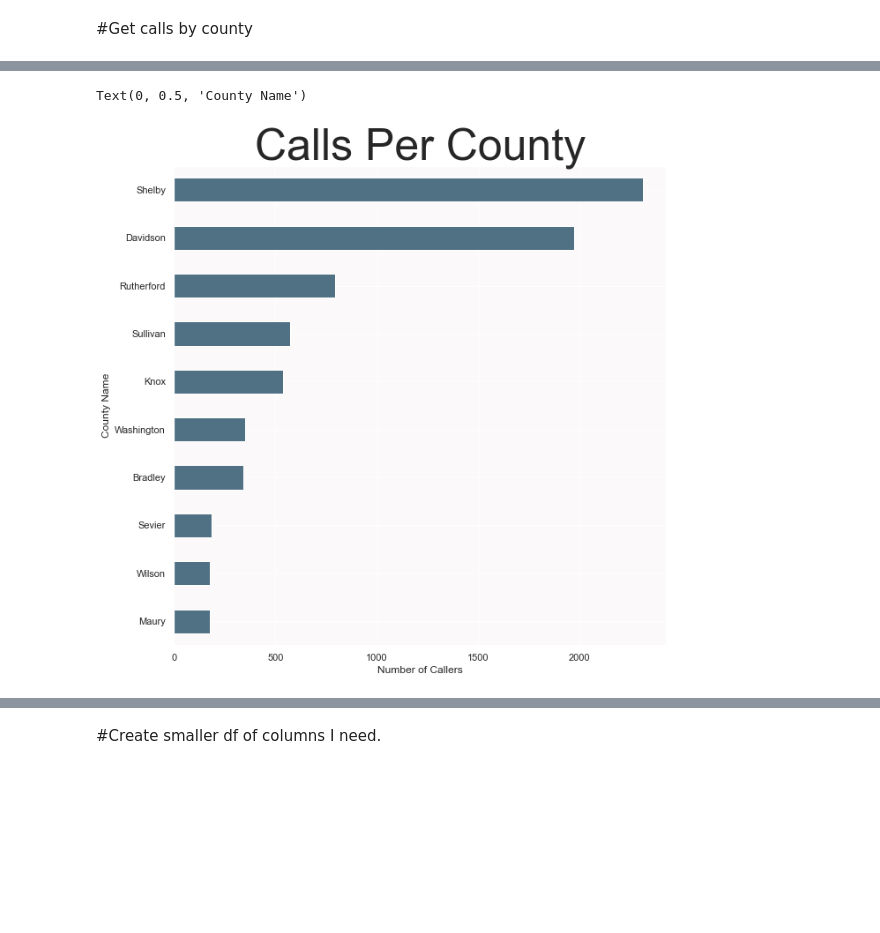
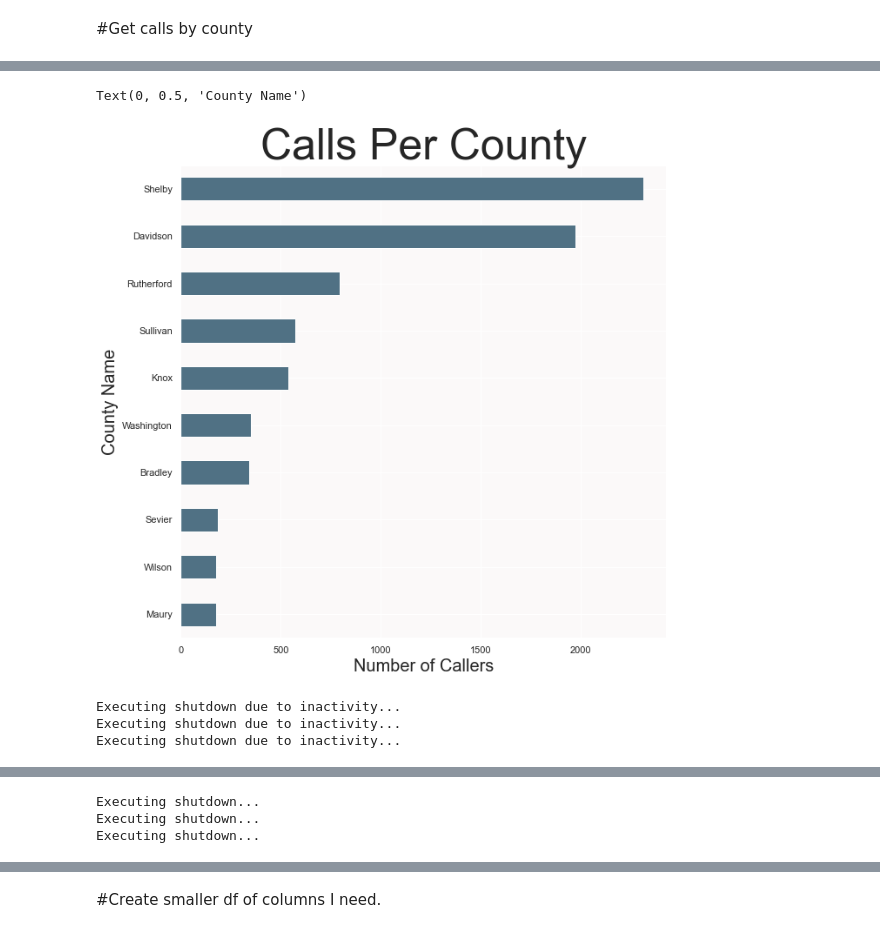
Before and after one commit to Rhunsilval/smile_on_python, a Jupyter notebook: notebook/smile_2.ipynb, the cells around one changed output, grey strips where cells are left out. Cells and saved outputs as stored; diff of their text form; code cells hidden in the pictures; blank space fills up the shorter version.

```diff
--- a/notebook/smile_2.ipynb
+++ b/notebook/smile_2.ipynb
@@ -80,10 +95,13 @@ smile.shape
 # %%
 ax = plt.axes()
 ax.set_facecolor("#FBF9F9")
 smile.CountyName.value_counts().nlargest(10).sort_values().plot.barh( figsize = (10, 10), color = '#507184ff')
 plt.title('Calls Per County', fontsize =50)
-plt.xlabel('Number of Callers')
-plt.ylabel('County Name')
+plt.xlabel('Number of Callers', fontsize = 20)
+plt.ylabel('County Name', fontsize = 20)
 # %% [output]
 Text(0, 0.5, 'County Name')
-[figure, old version]
+[figure, new version]
+Executing shutdown due to inactivity...
+Executing shutdown due to inactivity...
+Executing shutdown due to inactivity...
@@ -89,0 +109,3 @@ Text(0, 0.5, 'County Name')
+Executing shutdown...
+Executing shutdown...
+Executing shutdown...
```
Also changed, not shown: parts of 3 cells of this notebook, 5 other files.
